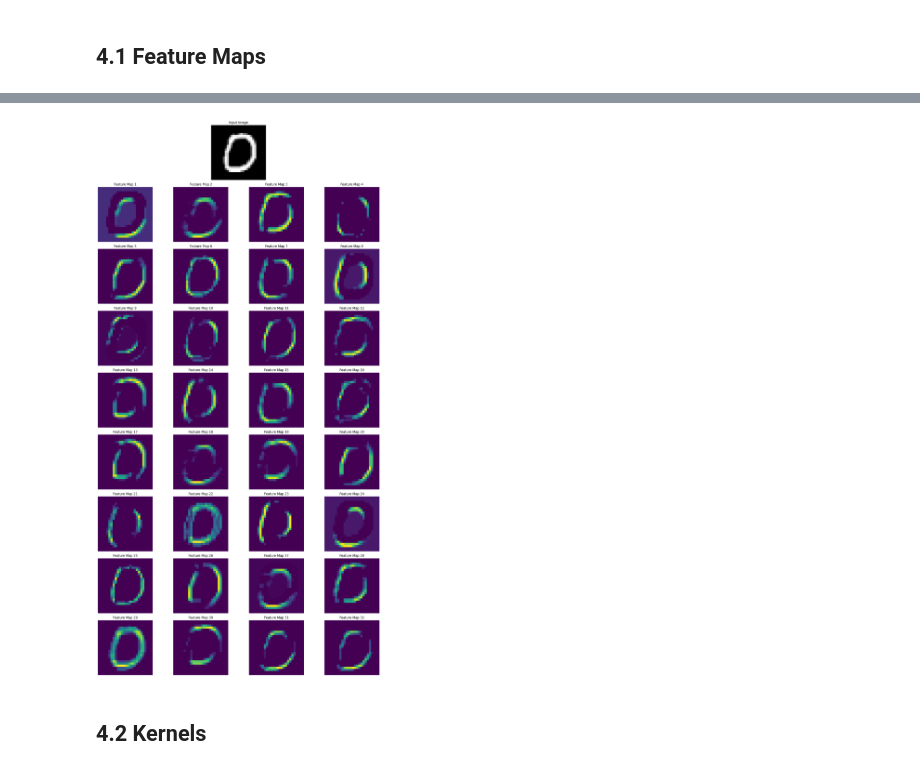
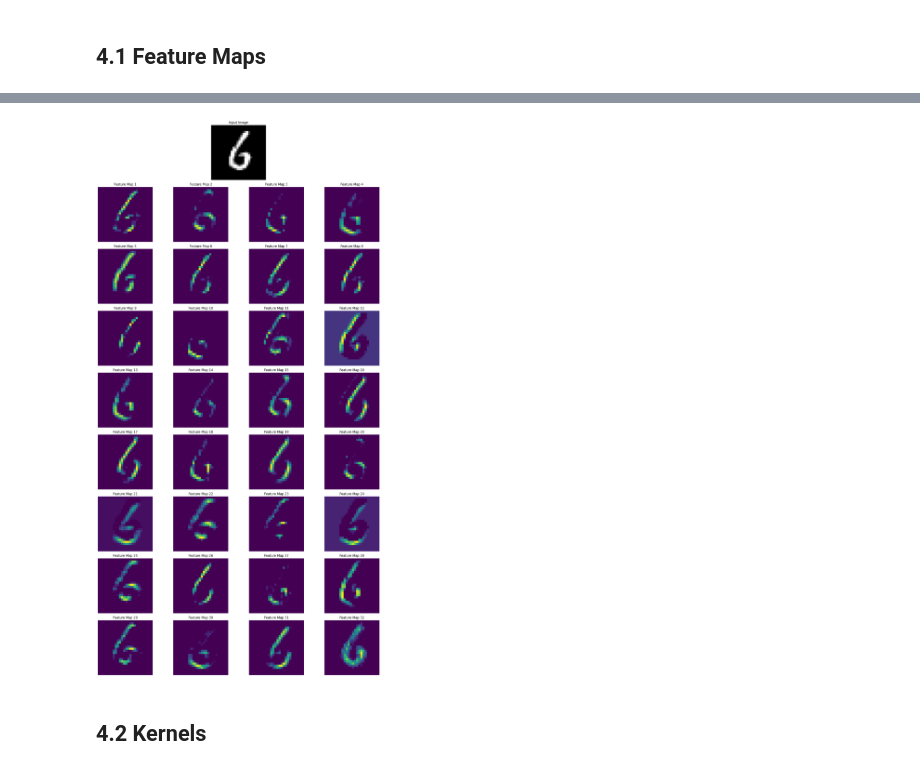
Before and after one commit to tuliorr/ComputerVision, a Jupyter notebook: 9_CNN.ipynb, the cells around one changed output, grey strips where cells are left out. Drawn from its saved outputs; the diff is of its cells as text; code cells hidden in the pictures.

```diff
--- a/9_CNN.ipynb
+++ b/9_CNN.ipynb
@@ -166,9 +159,16 @@ fetch_functions = [K.function([input_tensor], [output]) for output in layer_outp
+# %%
+# Acessa a saída da primeira camada de convolução
+conv_layer_output = model.layers[0].output
+# Acessa a entrada da primeira camada de convolução
+model_input = model.layers[0].input
+# Cria o novo modelo usando as referências da camada
+feature_map_model = keras.Model(inputs=model_input, outputs=conv_layer_output)
 # %%
-example = 10
+example = 50
 
 input_data = x_test[example]
 input_data = np.expand_dims(input_data, axis=0)
-layer_outputs_values = [func([input_data]) for func in fetch_functions]
+feature_maps = feature_map_model.predict(input_data)
 
 fig = plt.figure(figsize=(16, 30))
 gs = GridSpec(9, 4, figure=fig)
@@ -179,20 +179,19 @@ ax1.set_title('Input Image')
 ax1.axis('off')
 
 map = 0
-num_feature_maps = layer_outputs_values[0][0].shape[3]
+num_feature_maps = feature_maps.shape[3]
 
 for i in range(1, 9):  # 8 linhas seguintes
     for j in range(4):  # 4 colunas por linha
         ax = fig.add_subplot(gs[i, j])
         if map < num_feature_maps:
-            feature_map = layer_outputs_values[0][0][:, :, :, map].reshape(26, 26)
+            feature_map = feature_maps[0, :, :, map]
             ax.imshow(feature_map, cmap='viridis')
             ax.set_title('Feature Map {}'.format(map + 1))
             ax.axis('off')
             map += 1
         else:
             ax.axis('off')
-
 plt.savefig('CNN_results/feature_maps.jpeg')
 plt.tight_layout(rect=[0, 0, 1, 0.98])
 plt.show()
@@ -200,4 +200,4 @@ plt.show()
-[figure, old version]
+[figure, new version]
 # %% [markdown]
 ## 4.2 Kernels
 # %%
```
Also changed, not shown: parts of 9 cells of this notebook, 2 other files.
